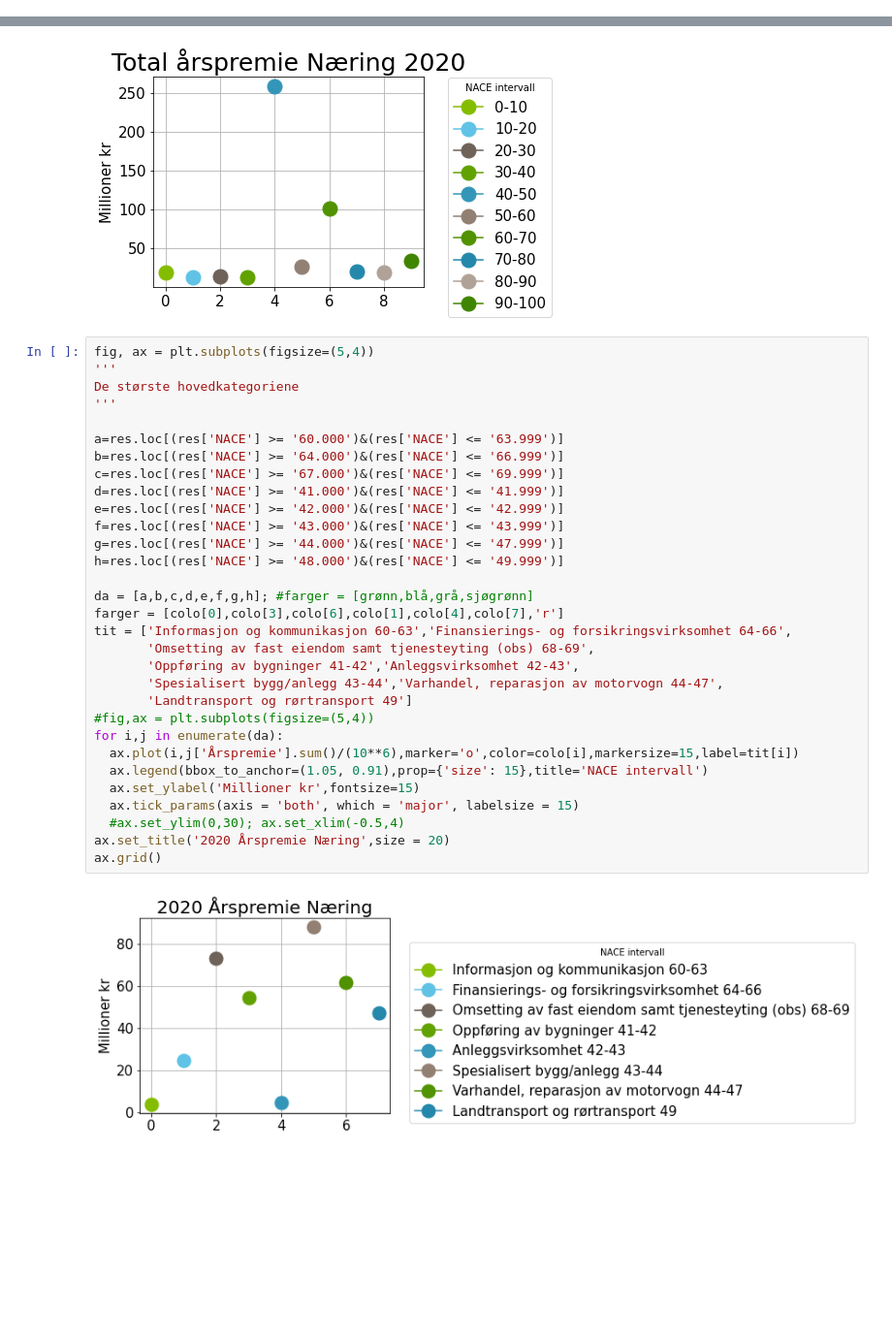
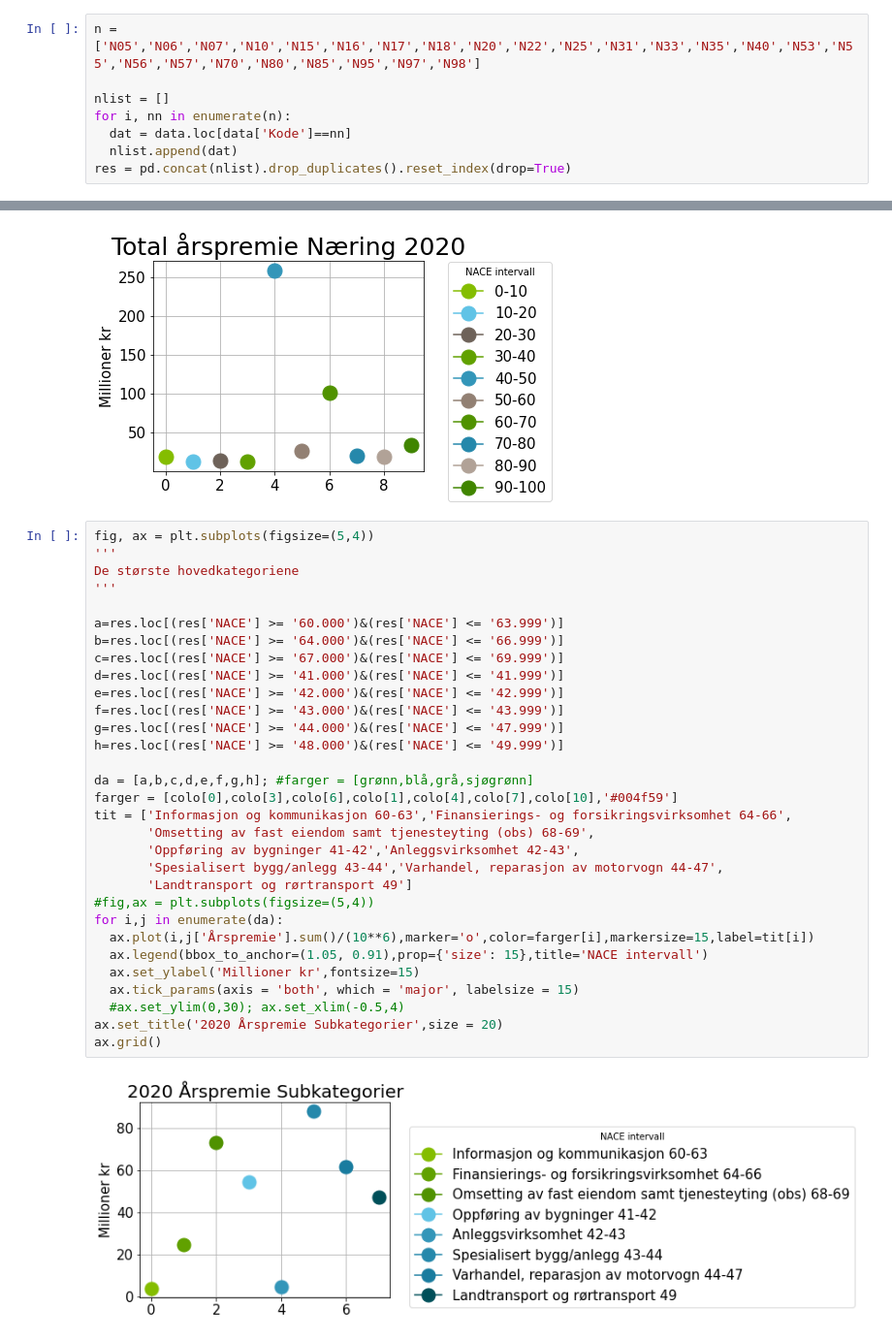
Before and after one commit to eirikngard/Eika, a Jupyter notebook: Næring.ipynb, the cells around one changed output, grey strips where cells are left out. Shown: that part at 97% size. Cells and saved outputs as stored; diff of their text form; blank space fills up the shorter version.

```diff
--- a/Næring.ipynb
+++ b/Næring.ipynb
@@ -50,0 +20,8 @@ res = pd.concat([df1,df2,df3,df4,df5,df6,df7,
+# %%
+n = ['N05','N06','N07','N10','N15','N16','N17','N18','N20','N22','N25','N31','N33','N35','N40','N53','N55','N56','N57','N70','N80','N85','N95','N97','N98']
+
+nlist = []
+for i, nn in enumerate(n):
+  dat = data.loc[data['Kode']==nn]
+  nlist.append(dat)
+res = pd.concat(nlist).drop_duplicates().reset_index(drop=True)
@@ -114,33 +98,33 @@ ax.grid()
 # %%
 fig, ax = plt.subplots(figsize=(5,4))
 '''
 De største hovedkategoriene
 '''
 
 a=res.loc[(res['NACE'] >= '60.000')&(res['NACE'] <= '63.999')]
 b=res.loc[(res['NACE'] >= '64.000')&(res['NACE'] <= '66.999')]
 c=res.loc[(res['NACE'] >= '67.000')&(res['NACE'] <= '69.999')]
 d=res.loc[(res['NACE'] >= '41.000')&(res['NACE'] <= '41.999')]
 e=res.loc[(res['NACE'] >= '42.000')&(res['NACE'] <= '42.999')]
 f=res.loc[(res['NACE'] >= '43.000')&(res['NACE'] <= '43.999')]
 g=res.loc[(res['NACE'] >= '44.000')&(res['NACE'] <= '47.999')]
 h=res.loc[(res['NACE'] >= '48.000')&(res['NACE'] <= '49.999')]
 
 da = [a,b,c,d,e,f,g,h]; #farger = [grønn,blå,grå,sjøgrønn]
-farger = [colo[0],colo[3],colo[6],colo[1],colo[4],colo[7],'r']
+farger = [colo[0],colo[3],colo[6],colo[1],colo[4],colo[7],colo[10],'#004f59']
 tit = ['Informasjon og kommunikasjon 60-63','Finansierings- og forsikringsvirksomhet 64-66',
        'Omsetting av fast eiendom samt tjenesteyting (obs) 68-69',
        'Oppføring av bygninger 41-42','Anleggsvirksomhet 42-43',
        'Spesialisert bygg/anlegg 43-44','Varhandel, reparasjon av motorvogn 44-47',
        'Landtransport og rørtransport 49']
 #fig,ax = plt.subplots(figsize=(5,4))
 for i,j in enumerate(da):
-  ax.plot(i,j['Årspremie'].sum()/(10**6),marker='o',color=colo[i],markersize=15,label=tit[i])
+  ax.plot(i,j['Årspremie'].sum()/(10**6),marker='o',color=farger[i],markersize=15,label=tit[i])
   ax.legend(bbox_to_anchor=(1.05, 0.91),prop={'size': 15},title='NACE intervall')
   ax.set_ylabel('Millioner kr',fontsize=15)
   ax.tick_params(axis = 'both', which = 'major', labelsize = 15)
   #ax.set_ylim(0,30); ax.set_xlim(-0.5,4)
-ax.set_title('2020 Årspremie Næring',size = 20)
+ax.set_title('2020 Årspremie Subkategorier',size = 20)
 ax.grid()
 # %% [output]
-[figure, old version]
+[figure, new version]
```
Also changed, not shown: parts of 10 cells of this notebook.
